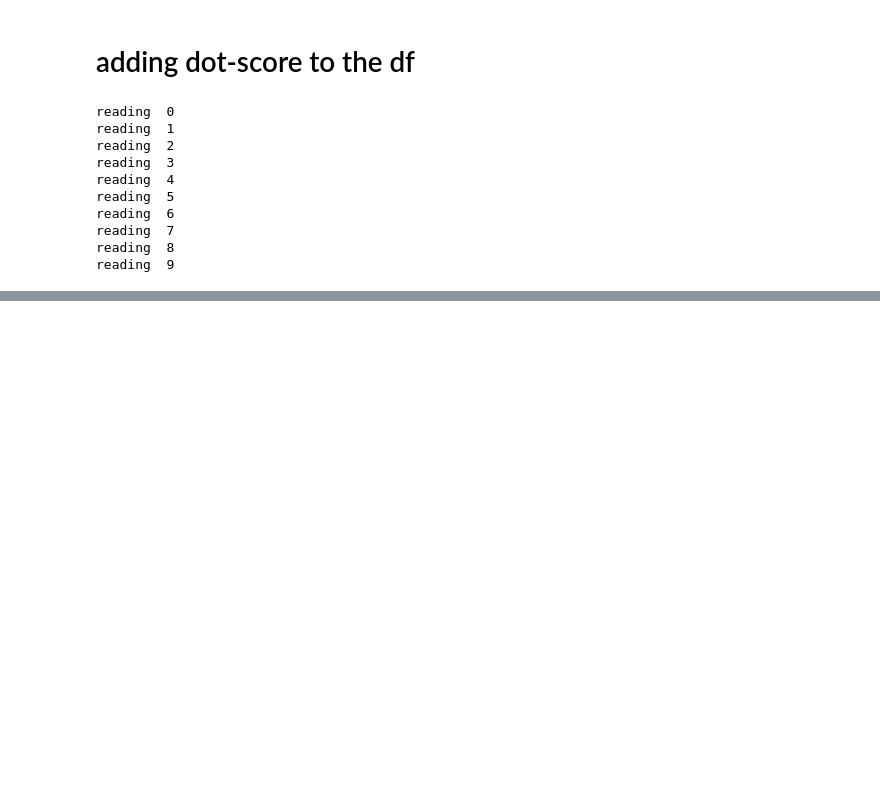
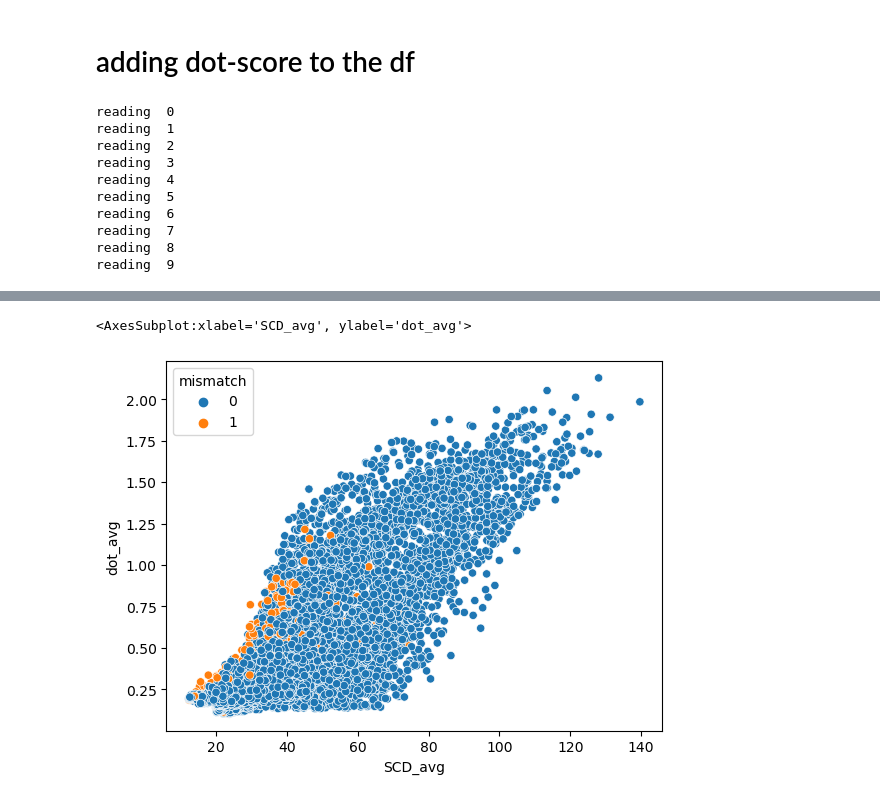
Before and after one commit to Fudenberg-Research-Group/akita_utils, a Jupyter notebook: bin/insert_virtual_dots_vs_boundaries/10K_analysis.ipynb, the cells around one changed output, grey strips where cells are left out. Cells and saved outputs as stored; diff of their text form; code cells hidden in the pictures; blank space fills up the shorter version.

```diff
--- a/bin/insert_virtual_dots_vs_boundaries/10K_analysis.ipynb
+++ b/bin/insert_virtual_dots_vs_boundaries/10K_analysis.ipynb
@@ -504,0 +405,5 @@ background_id
+# %%
+sns.scatterplot(data=df, x="SCD_avg", y="dot_avg", hue="mismatch")
+# %% [output]
+<AxesSubplot:xlabel='SCD_avg', ylabel='dot_avg'>
+[figure, added]
```
Also changed, not shown: parts of 24 cells of this notebook, 2 other files.
